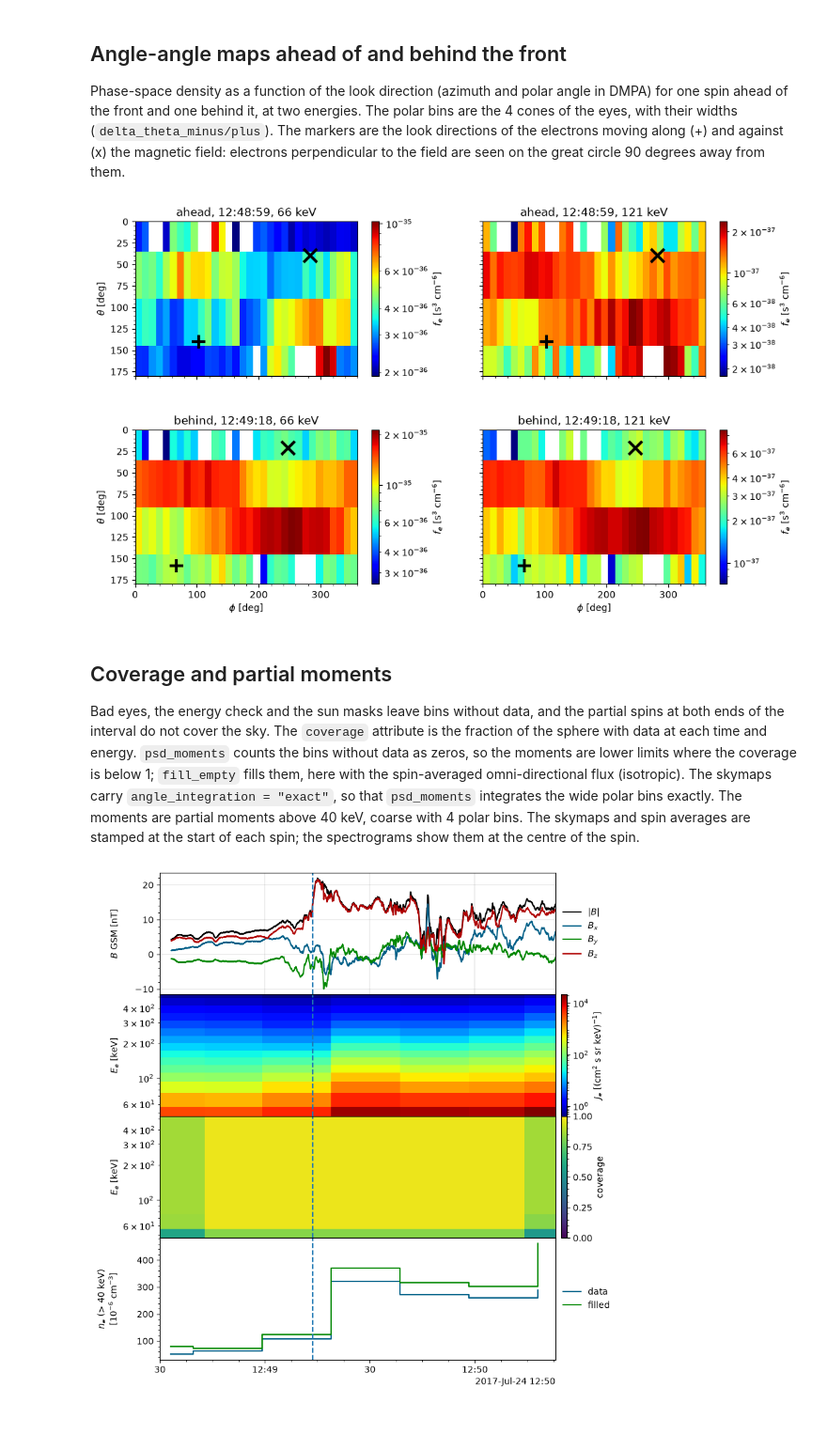
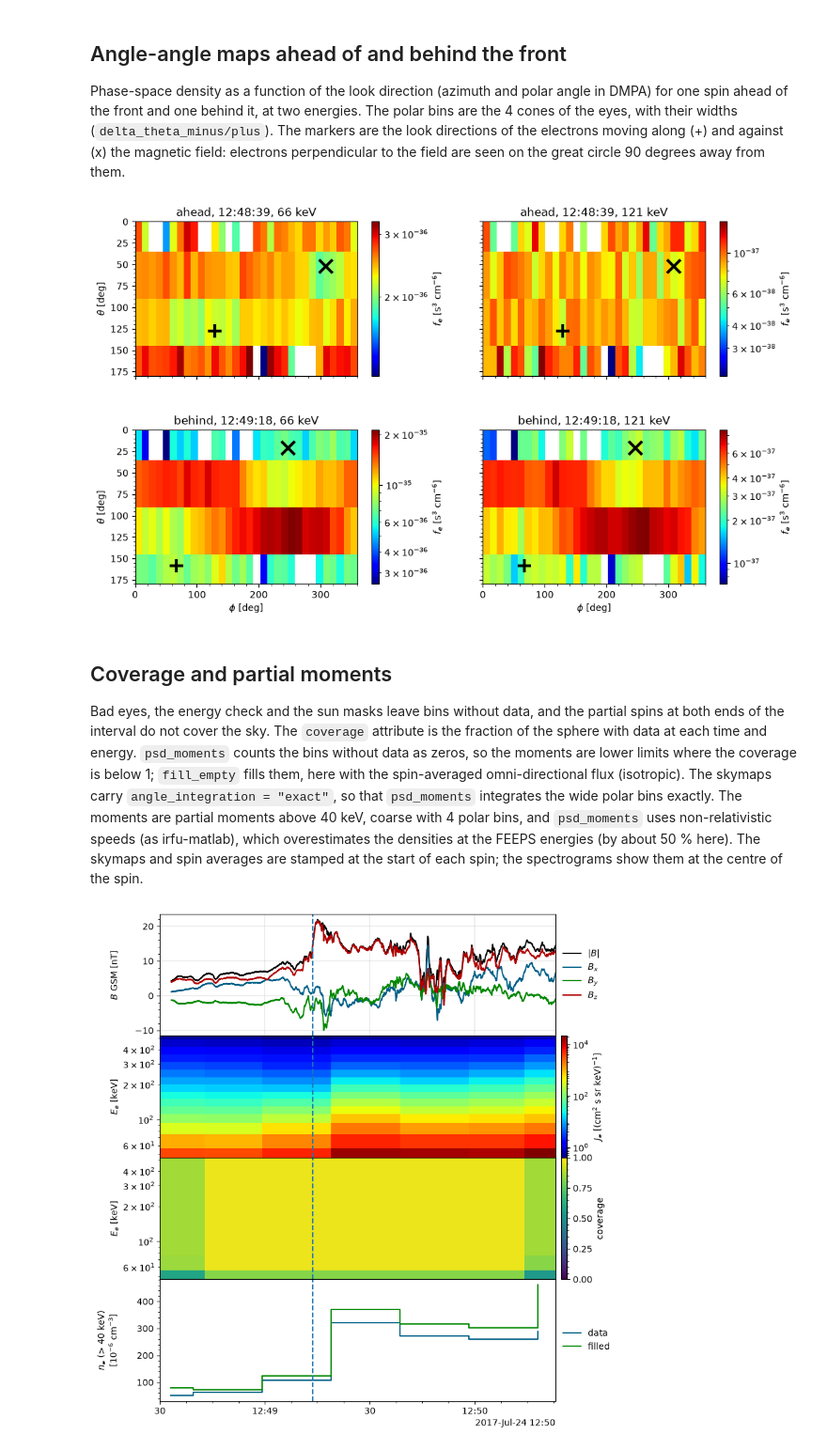
Before and after one commit to louis-richard/irfu-python, a Jupyter notebook: docs/examples/01_mms/example_mms_feeps_skymap.ipynb, the cells around one changed output. Shown at 94% size. Cells and saved outputs as stored; diff of their text form; code cells hidden in the pictures; blank space fills up the shorter version.

```diff
--- a/docs/examples/01_mms/example_mms_feeps_skymap.ipynb
+++ b/docs/examples/01_mms/example_mms_feeps_skymap.ipynb
@@ -99,41 +99,41 @@ def plot_skymap(ax, vdf, i_t, i_e):
     ax.set_ylim([180, 0])
     return mesh
 
 
 def look_direction(b_xyz):
     # Azimuth and polar angle of a direction (degrees)
     b_hat = b_xyz / np.linalg.norm(b_xyz)
     phi = np.rad2deg(np.arctan2(b_hat[1], b_hat[0])) % 360
     return phi, np.rad2deg(np.arccos(b_hat[2]))
 
 
+# Last spin ending before the front and first spin starting after it
+spin_end = np.append(vdf_e.time.data[1:], feeps_clean.time.data[-1])
 spins = {
-    "ahead": int(np.argmin(np.abs(vdf_e.time.data - (t_df - np.timedelta64(20, "s"))))),
-    "behind": int(
-        np.argmin(np.abs(vdf_e.time.data - (t_df + np.timedelta64(15, "s"))))
-    ),
+    "ahead": int(np.flatnonzero(spin_end <= t_df)[-1]),
+    "behind": int(np.flatnonzero(vdf_e.time.data >= t_df)[0]),
 }
 
 f, axs = plt.subplots(2, 2, figsize=(12, 7), sharex="all", sharey="all")
 f.subplots_adjust(hspace=0.35, wspace=0.25)
 for row, (side, i_t) in zip(axs, spins.items()):
     t_spin = vdf_e.time.data[[i_t, i_t + 1]]
     b_spin = pyrf.time_clip(b_dmpa, t_spin).mean(dim="time").data
     for ax, i_e in zip(row, [1, 4]):
         mesh = plot_skymap(ax, vdf_e, i_t, i_e)
         f.colorbar(mesh, ax=ax, label="$f_e$ [s$^3$ cm$^{-6}$]")
         ax.plot(*look_direction(-b_spin), "k+", markersize=14, markeredgewidth=3)
         ax.plot(*look_direction(b_spin), "kx", markersize=14, markeredgewidth=3)
         energy = vdf_e.energy.data[i_t, i_e] / 1e3
         ax.set_title(f"{side}, {str(t_spin[0])[11:19]}, {energy:.0f} keV")
     row[0].set_ylabel("$\\theta$ [deg]")
 for ax in axs[-1]:
     ax.set_xlabel("$\\phi$ [deg]")
 # %% [output]
-[figure, old version]
+[figure, new version]
 # %% [markdown]
 ## Coverage and partial moments
-Bad eyes, the energy check and the sun masks leave bins without data, and the partial spins at both ends of the interval do not cover the sky. The `coverage` attribute is the fraction of the sphere with data at each time and energy. `psd_moments` counts the bins without data as zeros, so the moments are lower limits where the coverage is below 1; `fill_empty` fills them, here with the spin-averaged omni-directional flux (isotropic). The skymaps carry `angle_integration = "exact"`, so that `psd_moments` integrates the wide polar bins exactly. The moments are partial moments above 40 keV, coarse with 4 polar bins. The skymaps and spin averages are stamped at the start of each spin; the spectrograms show them at the centre of the spin.
+Bad eyes, the energy check and the sun masks leave bins without data, and the partial spins at both ends of the interval do not cover the sky. The `coverage` attribute is the fraction of the sphere with data at each time and energy. `psd_moments` counts the bins without data as zeros, so the moments are lower limits where the coverage is below 1; `fill_empty` fills them, here with the spin-averaged omni-directional flux (isotropic). The skymaps carry `angle_integration = "exact"`, so that `psd_moments` integrates the wide polar bins exactly. The moments are partial moments above 40 keV, coarse with 4 polar bins, and `psd_moments` uses non-relativistic speeds (as irfu-matlab), which overestimates the densities at the FEEPS energies (by about 50 % here). The skymaps and spin averages are stamped at the start of each spin; the spectrograms show them at the centre of the spin.
 # %%
 vdf_e_fill = mms.feeps_skymap(feeps_clean, fill_empty="omni")
 
```
Also changed, not shown: parts of 4 cells of this notebook.
